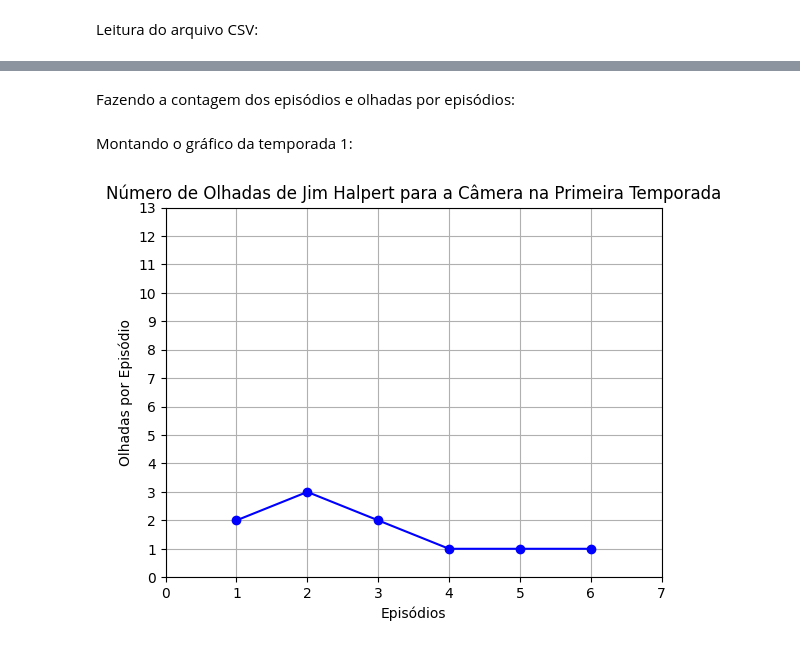
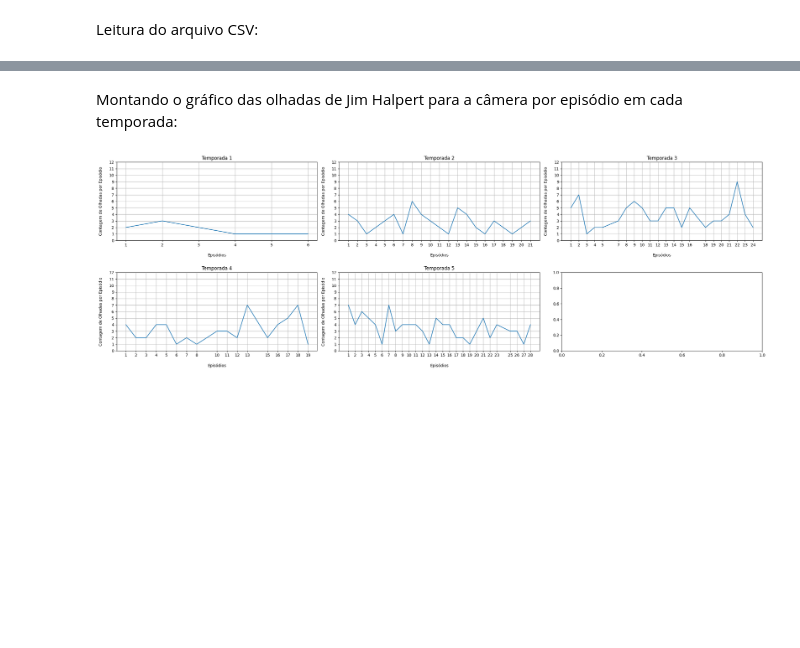
Before and after one commit to marinasbrum/ExploringNonverbalCommunication, a Jupyter notebook: Emotional_Responses_Analysis.ipynb, the cells around one changed output, grey strips where cells are left out. Cells and saved outputs as stored; diff of their text form; code cells hidden in the pictures; blank space fills up the shorter version.

```diff
--- a/Emotional_Responses_Analysis.ipynb
+++ b/Emotional_Responses_Analysis.ipynb
@@ -21,4 +14,0 @@ Convertendo a coluna para o formato de min:seg :
-# %%
-teste['Time'] = pd.to_datetime(teste['Time'], format='%M:%S').dt.time
-# %% [markdown]
-Fazendo a contagem dos episódios e olhadas por episódios:
@@ -28,13 +15,24 @@ max_looks = 12
-# %% [markdown]
-Montando o gráfico da temporada 1:
-# %%
-plt.plot(looks_season1['Episode'], looks_season1['frq'], marker='o', linestyle='-', color='b')
-plt.xticks(range(len(looks_season1['Episode']) + 2))
-plt.yticks(range(0, max_looks + 2))
-plt.title('Número de Olhadas de Jim Halpert para a Câmera na Primeira Temporada')
-plt.xlabel('Episódios')
-plt.ylabel('Olhadas por Episódio')
-plt.grid(True)
-plt.show()
-# %% [output]
-[figure, removed]
+# %% [markdown]
+Montando o gráfico das olhadas de Jim Halpert para a câmera por episódio em cada temporada:
+# %%
+episodes_counts = teste.groupby(['Season', 'Episode']).size().reset_index(name='frq')
+max_looks = 12
+fig, axes = plt.subplots(nrows=(len(episodes_counts['Season'].unique()) + 2) // 3, ncols=3, figsize=(24, 8))
+
+for idx, (season, season_data) in enumerate(episodes_counts.groupby('Season')):
+    row_idx = idx // 3
+    col_idx = idx % 3
+
+    ax = axes[row_idx, col_idx]
+    ax.plot(season_data['Episode'], season_data['frq'])
+    ax.set_xticks(season_data['Episode'])
+    ax.set_yticks(range(0, max_looks + 1))
+    ax.set_title(f'Temporada {season}')
+    ax.set_xlabel('\nEpisódios\n')
+    ax.set_ylabel('Contagem de Olhadas por Episódio\n')
+    ax.grid(True)
+
+plt.tight_layout()
+plt.show()
+# %% [output]
+[figure, added]
```
Also changed, not shown: parts of 5 cells of this notebook.
